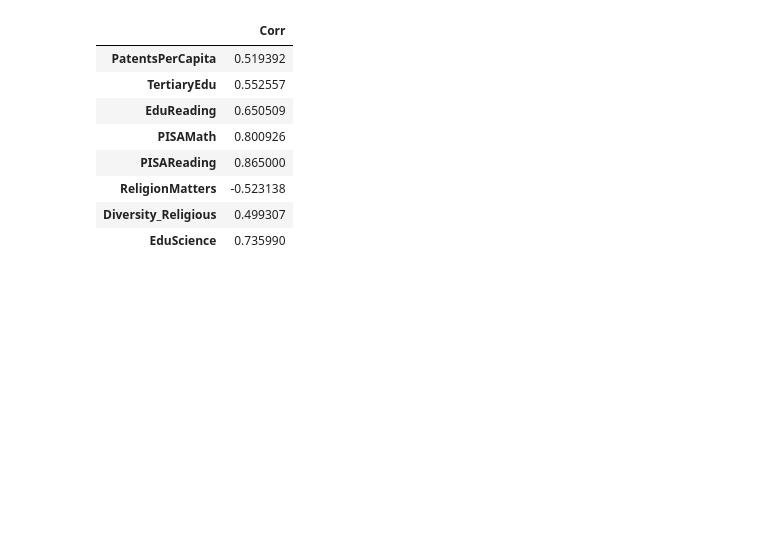
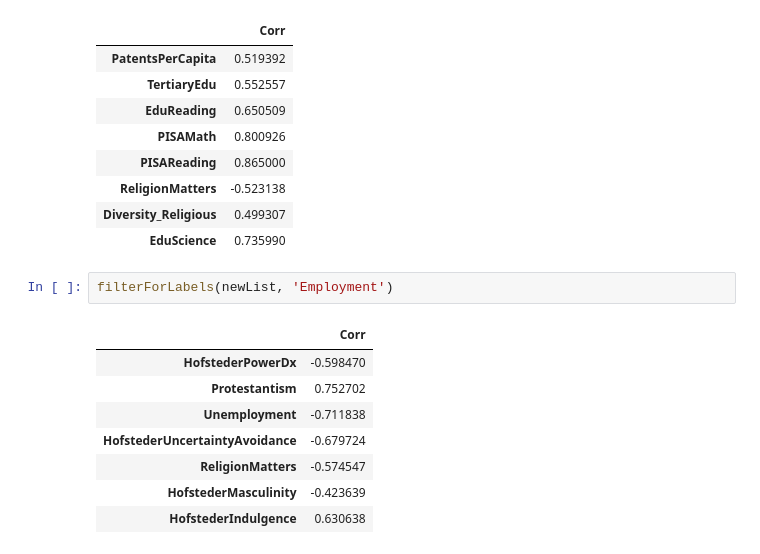
Before and after one commit to JamesIgoe/AzureNotebooks, a Jupyter notebook: COVIDAndHofstede.ipynb, the cells around one changed output. Drawn from its saved outputs; the diff is of its cells as text; blank space fills up the shorter version.

```diff
--- a/COVIDAndHofstede.ipynb
+++ b/COVIDAndHofstede.ipynb
@@ -227,3 +227,14 @@ filterForLabels(newList, 'PISAScience')
 | ReligionMatters | -0.523138 |
 | Diversity_Religious | 0.499307 |
 | EduScience | 0.735990 |
+# %%
+filterForLabels(newList, 'Employment')
+# %% [output]
+|  | Corr |
+| HofstederPowerDx | -0.598470 |
+| Protestantism | 0.752702 |
+| Unemployment | -0.711838 |
+| HofstederUncertaintyAvoidance | -0.679724 |
+| ReligionMatters | -0.574547 |
+| HofstederMasculinity | -0.423639 |
+| HofstederIndulgence | 0.630638 |
```
Also changed, not shown: parts of 1 cell of this notebook.
